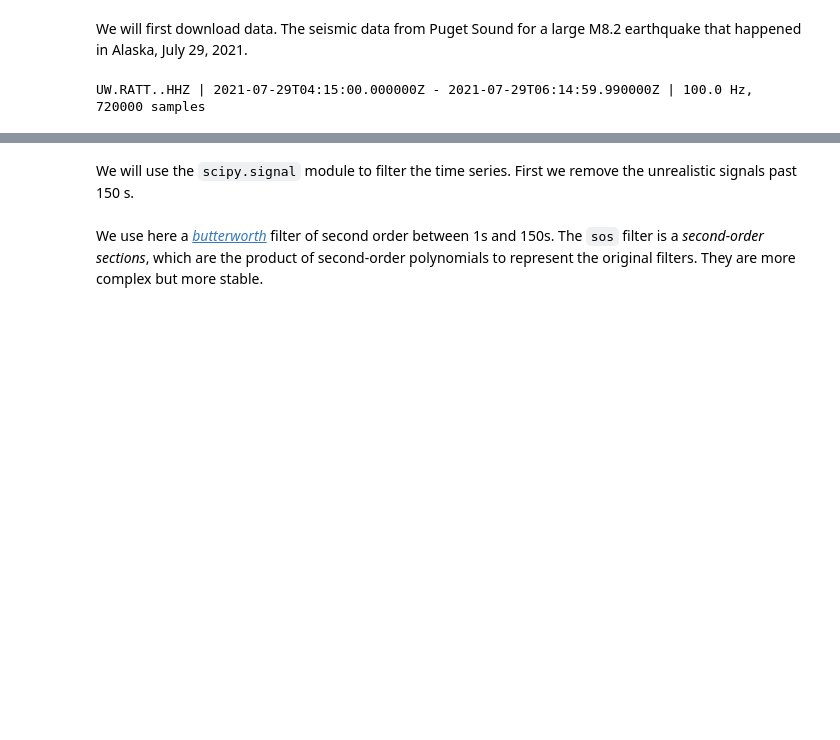
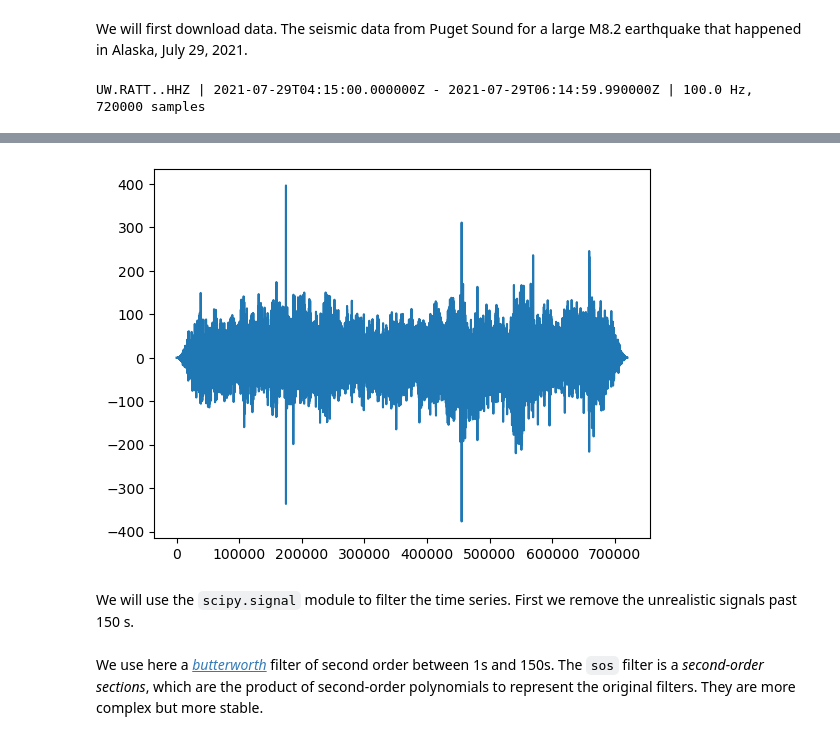
Before and after one commit to geo-smart/mlgeo, a Jupyter notebook: book/Chapter2-DataManipulation/2.9_filtering_data.ipynb, the cells around one changed output, grey strips where cells are left out. Saved outputs shown, nothing was run; the diff lists cells and outputs as text; code cells hidden in the pictures; blank space fills up the shorter version.

```diff
--- a/book/Chapter2-DataManipulation/2.9_filtering_data.ipynb
+++ b/book/Chapter2-DataManipulation/2.9_filtering_data.ipynb
@@ -175,3 +193,7 @@ Text(0, 0.5, 'Velocity (m/s)')
+# %%
+plt.plot(N[0].data);
+# %% [output]
+[figure, added]
 # %% [markdown]
 
 We will use the ``scipy.signal`` module to filter the time series. First we remove the unrealistic signals past 150 s.
```
Also changed, not shown: parts of 9 cells of this notebook, 3 other files.
